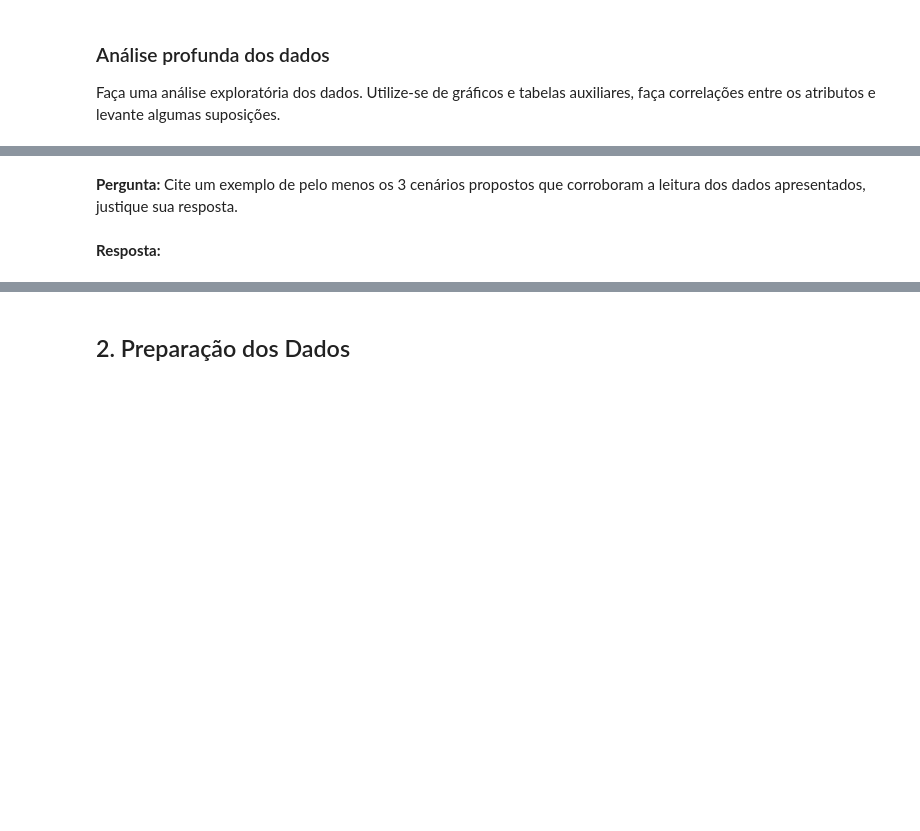
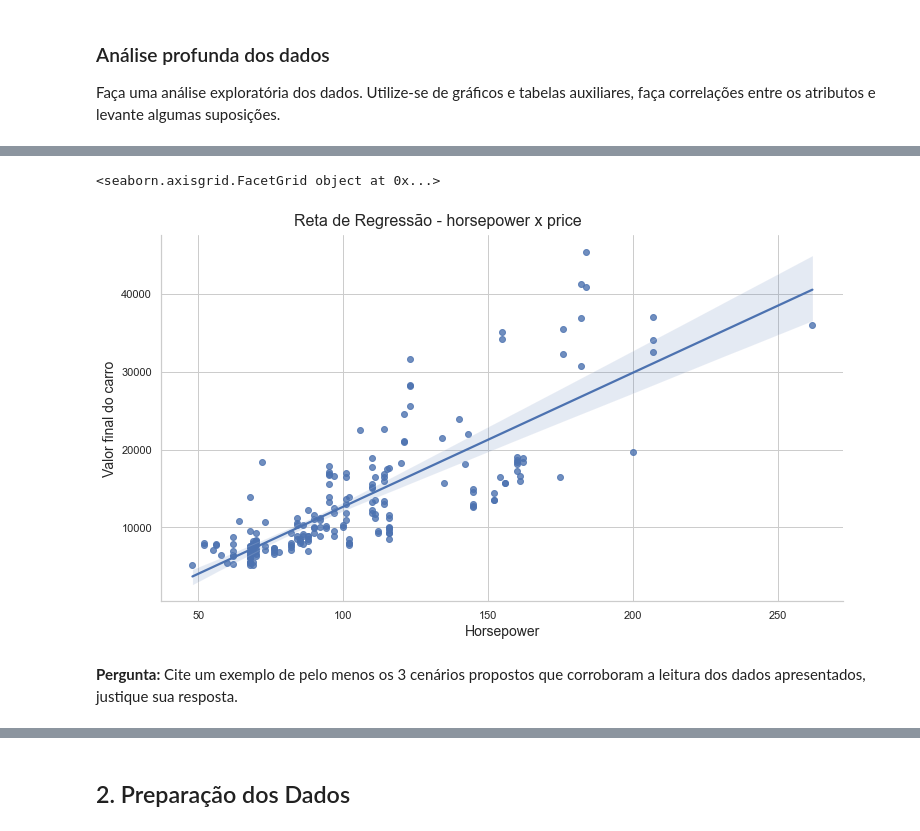
Before and after one commit to freddymtd/jupyter.python.aprendizado-de-maquina-Automobiles, a Jupyter notebook: base-proj.ipynb, the cells around one changed output, grey strips where cells are left out. Cells and saved outputs as stored; diff of their text form; code cells hidden in the pictures; blank space fills up the shorter version.

```diff
--- a/base-proj.ipynb
+++ b/base-proj.ipynb
@@ -75,4 +216,12 @@ Faça uma análise exploratória dos dados. Utilize-se de gráficos e tabelas au
+# %%
+ax = sns.lmplot(x = "horsepower", y = "price", data=car_df)
+ax.fig.set_size_inches(12,6)
+ax.fig.suptitle('Reta de Regressão - horsepower x price', fontsize=16, y=1.02)
+ax.set_xlabels("Horsepower", fontsize =14)
+ax.set_ylabels("Valor final do carro", fontsize=14)
+print(ax)
+# %% [output]
+<seaborn.axisgrid.FacetGrid object at 0x...>
+[figure, added]
 # %% [markdown]
 **Pergunta:** Cite um exemplo de pelo menos os 3 cenários propostos que corroboram a leitura dos dados apresentados, justique sua resposta.
-# %% [markdown]
-**Resposta:**
```
Also changed, not shown: parts of 47 cells of this notebook, 1 other file.
